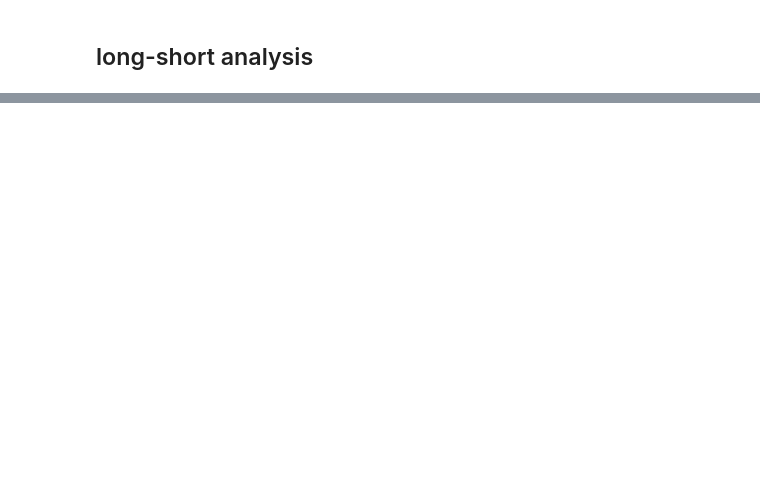
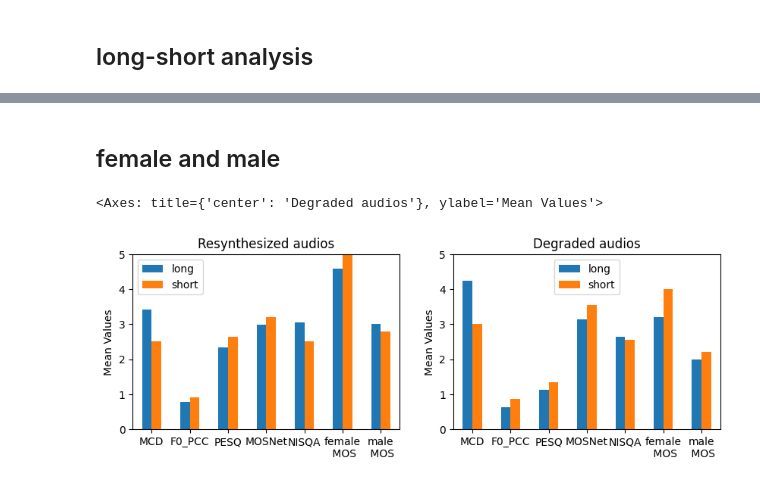
Before and after one commit to HarperShi/summerschool2023, a Jupyter notebook: Result_eval.ipynb, the cells around one changed output, grey strips where cells are left out. Saved outputs shown, nothing was run; the diff lists cells and outputs as text; code cells hidden in the pictures; blank space fills up the shorter version.

```diff
--- a/Result_eval.ipynb
+++ b/Result_eval.ipynb
@@ -151,0 +183,31 @@ df_degraded_mean.plot(kind='bar', rot=0, title='Degraded audios', ylabel='Mean V
+# %% [markdown]
+## female and male
+# %%
+df_resyn_long_mean = df_resyn[df_resyn['audio_file_name'].str.contains('long')].iloc[:, 2:].mean()
+df_resyn_short_mean = df_resyn[df_resyn['audio_file_name'].str.contains('short')].iloc[:, 2:].mean()
+df_resyn_long_mean['female\n MOS'] = 4.6 # to be replaced by subjective eval result from female
+df_resyn_short_mean['female\n MOS'] = 5 # to be replaced by subjective eval result from female
+df_resyn_long_mean['male\n MOS'] = 3 # to be replaced by subjective eval result from male
+df_resyn_short_mean['male\n MOS'] = 2.8 # to be replaced by subjective eval result from male
+
+df_degraded_long_mean = df_degraded[df_degraded['audio_file_name'].str.contains('long')].iloc[:, 2:].mean()
+df_degraded_short_mean = df_degraded[df_degraded['audio_file_name'].str.contains('short')].iloc[:, 2:].mean()
+df_degraded_long_mean['female\n MOS'] = 3.2 # to be replaced
+df_degraded_short_mean['female\n MOS'] = 4 # to be replaced
+df_degraded_long_mean['male\n MOS'] = 2 # to be replaced by subjective eval result from male
+df_degraded_short_mean['male\n MOS'] = 2.2 # to be replaced by subjective eval result from male
+
+# Set the width of each bar
+bar_width = 0.35
+fig, (ax1, ax2) = plt.subplots(1, 2, figsize=(10, 3))
+
+# create the dataframe
+df_resyn_mean = pd.DataFrame({'long': df_resyn_long_mean.values, 'short': df_resyn_short_mean.values}, index=df_resyn_long_mean.index)
+df_degraded_mean = pd.DataFrame({'long': df_degraded_long_mean.values, 'short': df_degraded_short_mean.values}, index=df_degraded_long_mean.index)
+
+# plot
+df_resyn_mean.plot(kind='bar', rot=0, title='Resynthesized audios', ylabel='Mean Values',ylim=(0,5), ax=ax1)
+df_degraded_mean.plot(kind='bar', rot=0, title='Degraded audios', ylabel='Mean Values',ylim=(0,5), ax=ax2)
+# %% [output]
+<Axes: title={'center': 'Degraded audios'}, ylabel='Mean Values'>
+[figure, added]
```
Also changed, not shown: parts of 8 cells of this notebook, 1 other file.
